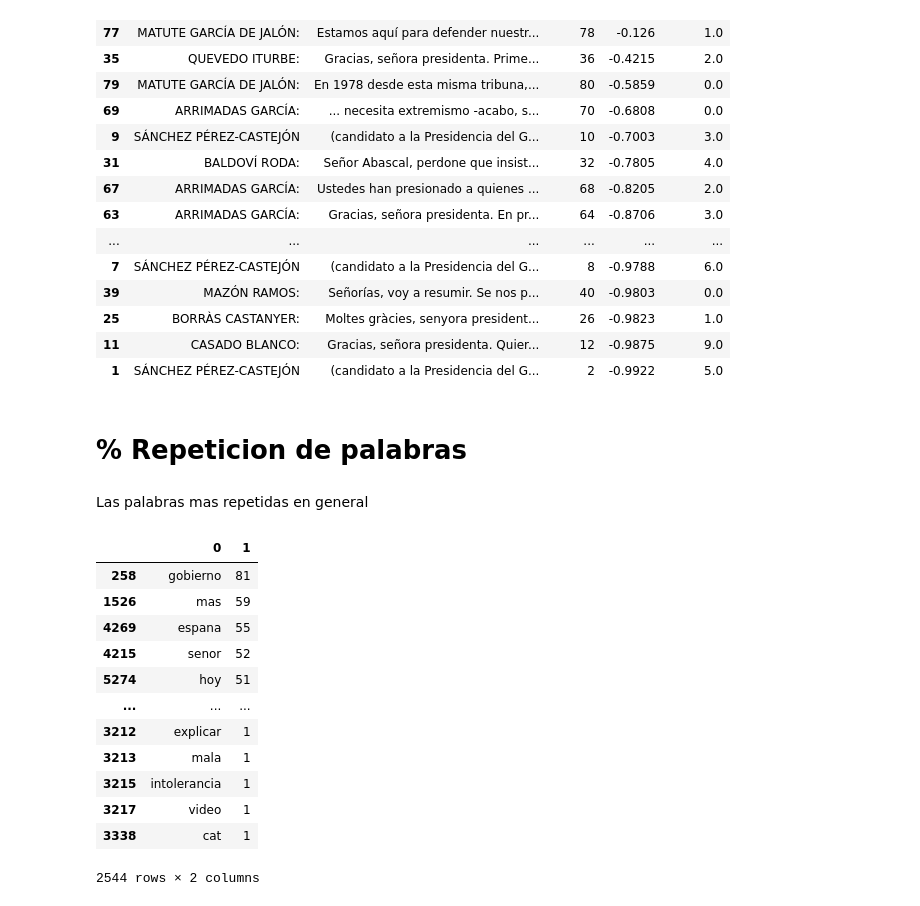
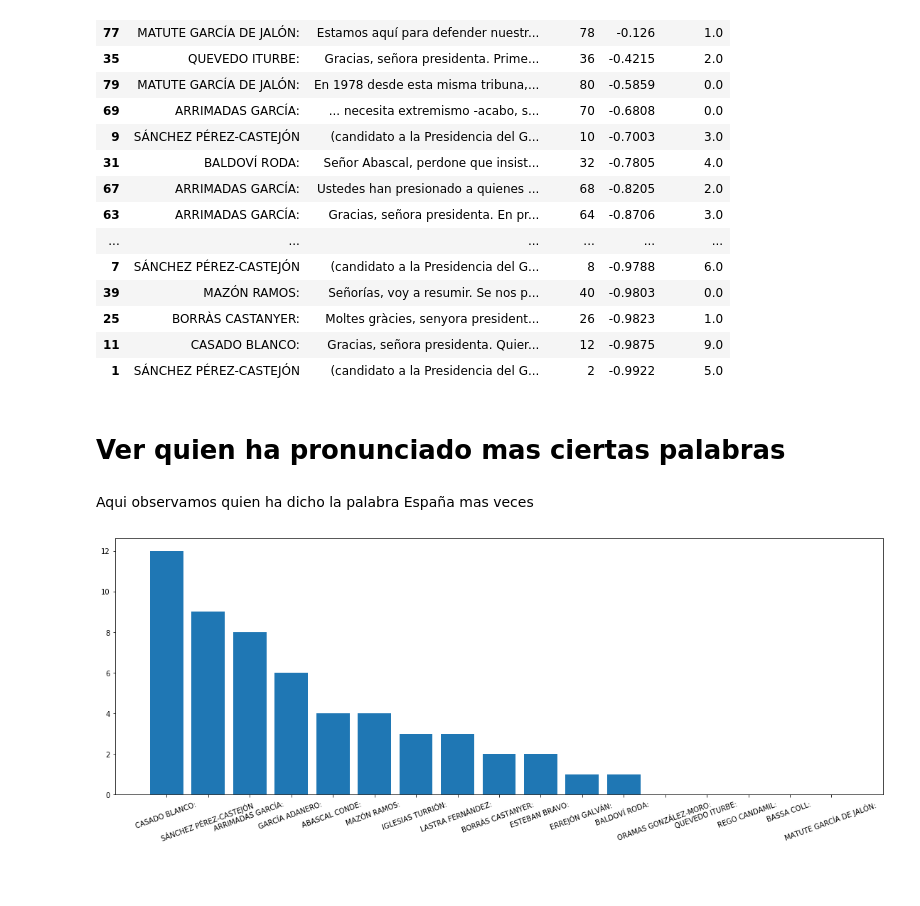
Before and after one commit to rikidas/repo, a Jupyter notebook: Analisis Congreso.ipynb, the cells around one changed output. Drawn from its saved outputs; the diff is of its cells as text; code cells hidden in the pictures; blank space fills up the shorter version.

```diff
--- a/Analisis Congreso.ipynb
+++ b/Analisis Congreso.ipynb
@@ -258,7 +444,3 @@ data.sort_values("Sent",ascending=False)
 | 1 | SÁNCHEZ PÉREZ-CASTEJÓN | (candidato a la Presidencia del G... | 2 | -0.9922 | 5.0 |
 # %%
 data.to_excel("Congreso.xlsx")
-# %% [markdown]
-# % Repeticion de palabras
-# %% [markdown]
-Las palabras mas repetidas en general
@@ -279,16 +447,35 @@ df_palabras_totales = pd.DataFrame(palabras).sort_values(1,ascending=False).drop
-# %%
-df_palabras_totales
-# %% [output]
-|  | 0 | 1 |
-| 258 | gobierno | 81 |
-| 1526 | mas | 59 |
-| 4269 | espana | 55 |
-| 4215 | senor | 52 |
-| 5274 | hoy | 51 |
-| ... | ... | ... |
-| 3212 | explicar | 1 |
-| 3213 | mala | 1 |
-| 3215 | intolerancia | 1 |
-| 3217 | video | 1 |
-| 3338 | cat | 1 |
-2544 rows × 2 columns
+# %% [markdown]
+# Ver quien ha pronunciado mas ciertas palabras
+# %%
+def agrupa_palabras(palabra):
+    dicc = {}
+    for interventor in data.Interventor.unique():
+        df = data[data.Interventor == interventor]
+
+        cadena = ""
+        for i,row in df.iterrows(): cadena +=row.Discurso # Se juntan todos los discursos
+
+        cadena = limpia_cadena(cadena)
+
+        palabra = limpia(palabra)
+
+        dicc[interventor] = cadena.count(palabra)
+    return dict(sorted(dicc.items(), key=lambda item: item[1], reverse=True))
+# %% [markdown]
+Aqui observamos quien ha dicho la palabra España mas veces
+# %%
+
+dt = agrupa_palabras("españa")
+
+fig = plt.figure(figsize = (15, 5), facecolor = None)
+
+ax = fig.add_axes([0,0,1,1])
+
+plt.xticks(rotation=20)
+
+langs = list(dt.keys())
+students = list(dt.values())
+ax.bar(langs,students)
+plt.show()
+# %% [output]
+[figure, added]
```
Also changed, not shown: parts of 22 cells of this notebook, 1 other file.
